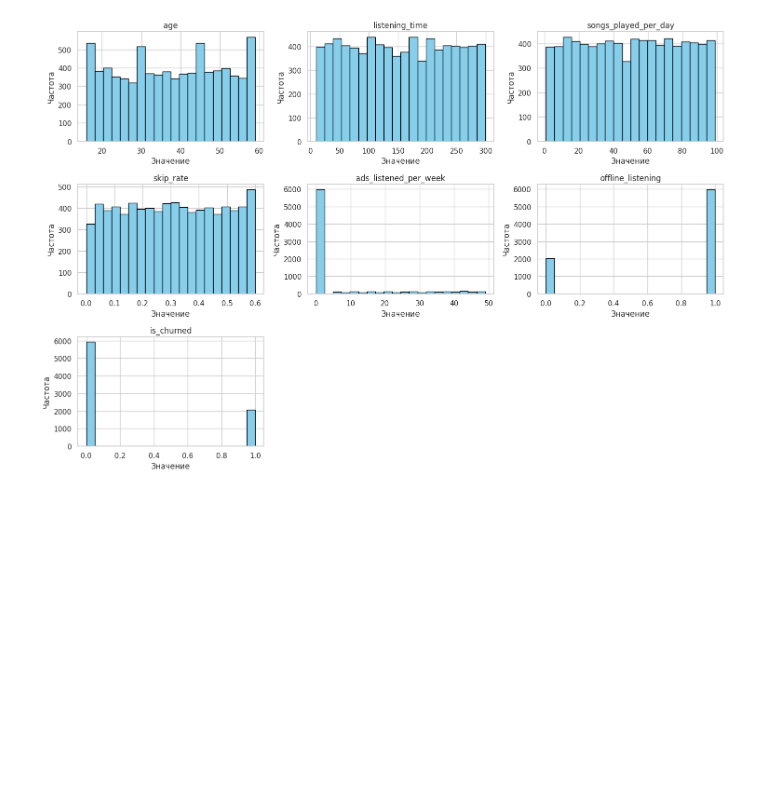
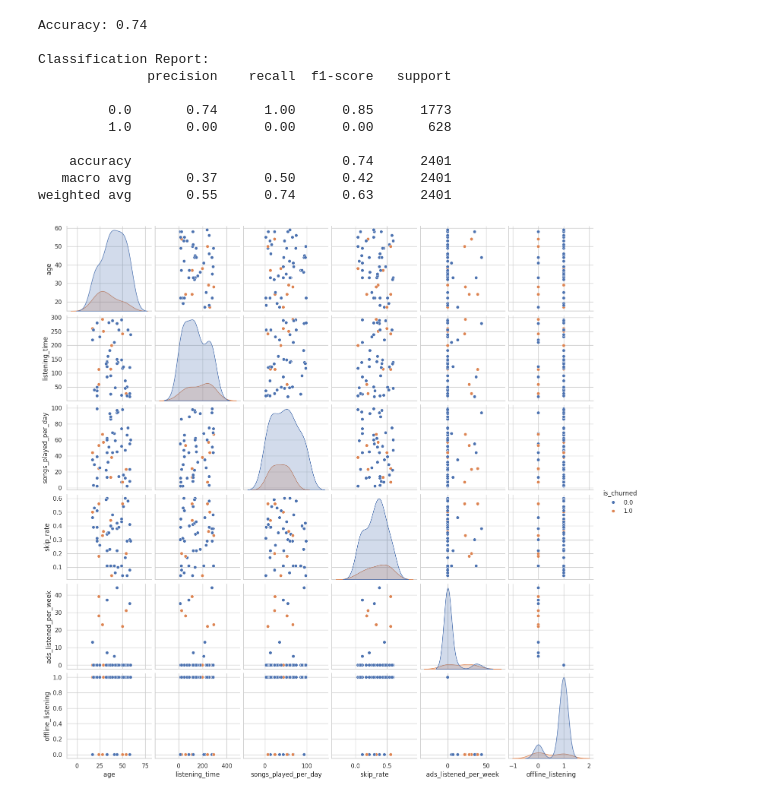
Before and after one commit to JacobyNevada/ds_belhard, a Jupyter notebook: hw2/hw2.ipynb, the cells around one changed output. Saved outputs shown, nothing was run; the diff lists cells and outputs as text; code cells hidden in the pictures; blank space fills up the shorter version.

```diff
--- a/hw2/hw2.ipynb
+++ b/hw2/hw2.ipynb
@@ -9,6 +9,7 @@ from sklearn.preprocessing import StandardScaler, OneHotEncoder
 from sklearn.compose import ColumnTransformer
 from sklearn.linear_model import LogisticRegression
 from sklearn.metrics import accuracy_score, classification_report
+from sklearn.impute import SimpleImputer
 
 from google.colab import drive
 
@@ -17,12 +18,12 @@ import matplotlib.pyplot as plt
 
 
 def data_loading(file_link, category, numeric_features, categorical_features):
-  '''drive.mount('/content/drive')
+  drive.mount('/content/drive')
   # Загрузка JSON файла
   dataset = pd.read_csv(f"/content/drive/{file_link}")
-  return dataset[numeric_features + categorical_features + [category]]'''
+  return dataset[numeric_features + categorical_features + [category]]
 
-  drive.mount('/content/drive')
+  '''drive.mount('/content/drive')
 
   # Простое указание типов для ключевых столбцов
   dtype_dict = {
@@ -45,7 +46,7 @@ def data_loading(file_link, category, numeric_features, categorical_features):
     f"/content/drive/{file_link}",
     usecols=all_columns,
     dtype={col: dtype_dict[col] for col in all_columns if col in dtype_dict}
-  )
+  )'''
 
   return dataset
 
@@ -90,8 +91,9 @@ def evaluate_model(y_true, y_pred):
 
 
 def visualise_pairplot(dataset, category):
+  sample_data = dataset.head(50)
   # Построение парных графиков при помощи sns
-  sns.pairplot(dataset, hue=category)
+  sns.pairplot(sample_data, hue=category)
   plt.show()
 
 
@@ -181,7 +183,8 @@ def visualise_lineplot(dataset, numeric_features):
   plt.show()
 
 
-def visualise_all_types(dataset, numeric_features):
+def visualise_all_types(dataset, numeric_features, category):
+  visualise_pairplot(dataset, category)
   visualise_histogram(dataset)
   visualise_heatmap(dataset)
   visualise_boxplot(dataset)
@@ -221,27 +224,6 @@ def show_all_info(dataset):
   show_nan_values(dataset)
 
 
-def eliminate_null_nan(dataset, target_column=None):
-  dataset = dataset.copy()
-
-  # Заполнение пропусков в датасете
-  for column in dataset.columns:
-    if dataset[column].isnull().any():
-      if column == target_column:
-        #continue
-        dataset[column] = dataset[column].fillna(0).round().astype('int64')
-      elif dataset[column].dtype in ['int32', 'int64']:
-        dataset[column].fillna(dataset[column].mean().round().astype(int))
-      elif dataset[column].dtype in ['float32', 'float64']:
-        dataset[column].fillna(dataset[column].mean())
-      elif pd.api.types.is_categorical_dtype(dataset[column]):
-        # Для категориальных данных - добавляем 'unknown' в категории
-        if 'unknown' not in dataset[column].cat.categories:
-          dataset[column] = dataset[column].cat.add_categories('unknown')
-          dataset[column] = dataset[column].fillna('unknown')
-      else:
-        dataset[column].fillna('unknown', inplace=True)
-  return dataset
 
 
 ################################
@@ -258,19 +240,39 @@ category = 'is_churned'
 dataset = data_loading(file_link, category, numeric_features, categorical_features)
 
 # Не получилось нормально обрабатывать None значения
-'''dataset.loc[len(dataset)] = {
+dataset.loc[len(dataset)] = {
     'age': 25,
     'listening_time': 150,
-    'songs_played_per_day': None,
+    'songs_played_per_day': np.nan,
     'skip_rate': 0.3,
     'ads_listened_per_week': 5,
     'offline_listening': 1,
     'gender': 'Male',
-    'country': None,
+    'country': np.nan,
     'device_type': 'Mobile',
     'subscription_type': 'Premium',
     'is_churned': 0
-}'''
+}
+print(dataset)
+
+
+imputer = SimpleImputer(strategy='mean')
+
+# Выбираем только числовые колонки для импутации
+numeric_columns = numeric_features + [category]
+
+# Применяем импутер
+dataset[numeric_columns] = imputer.fit_transform(dataset[numeric_columns])
+
+imputer = SimpleImputer(strategy='most_frequent')
+
+# Применяем к строковым колонкам
+string_columns = categorical_features
+dataset[string_columns] = imputer.fit_transform(dataset[string_columns])
+
+
+print(dataset)
+
 
 
 # Показать всю информацию о датасете
@@ -292,6 +294,6 @@ y_pred = predict(model, X_test)
 evaluate_model(y_test, y_pred)
 
 # Показать все визуализации
-visualise_all_types(dataset, numeric_features)
+visualise_all_types(dataset, numeric_features, category)
 # %% [output]
 Drive already mounted at /content/drive; to attempt to forcibly remount, call drive.mount("/content/drive", force_remount=True).
@@ -314 +316,12 @@ weighted avg       0.56      0.75      0.64      2400
+Accuracy: 0.74
+
+Classification Report:
+              precision    recall  f1-score   support
+
+         0.0       0.74      1.00      0.85      1773
+         1.0       0.00      0.00      0.00       628
+
+    accuracy                           0.74      2401
+   macro avg       0.37      0.50      0.42      2401
+weighted avg       0.55      0.74      0.63      2401
-[figure, old version]
+[figure, new version]
```
Also changed, not shown: parts of 1 cell of this notebook.
